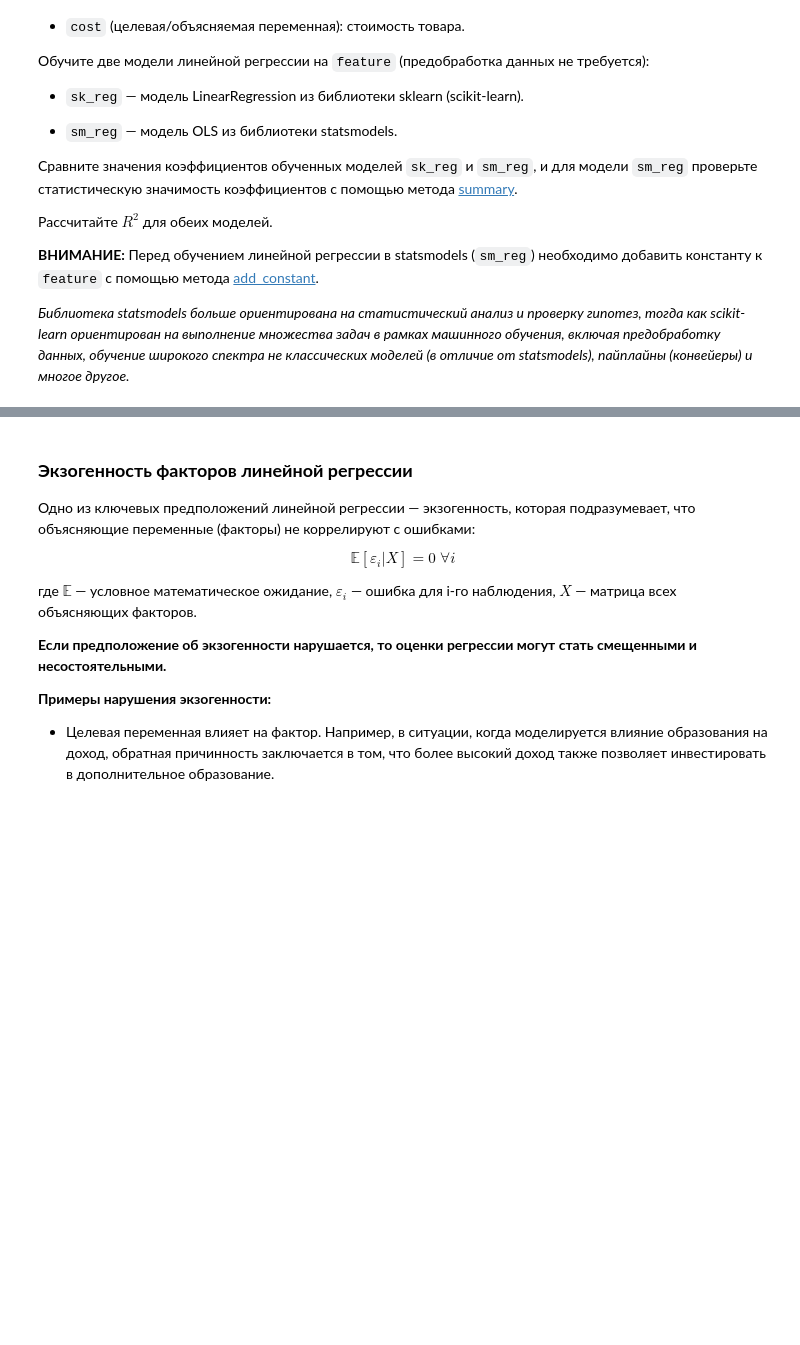
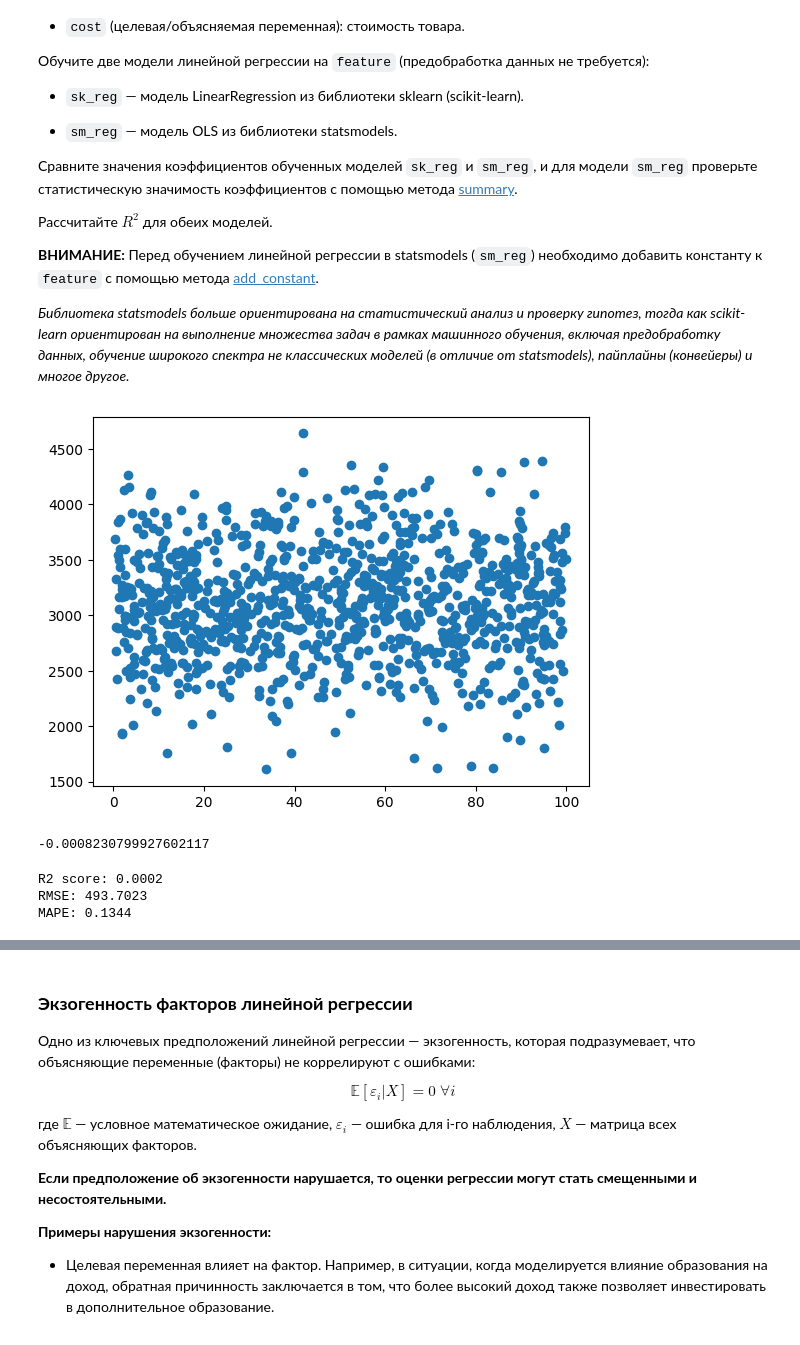
Before and after one commit to HoshiBatista/ODS.ai-Classic-ML-course, a Jupyter notebook: notebooks/home_work_1/01. Задание.ipynb, the cells around one changed output, grey strips where cells are left out. Drawn from its saved outputs; the diff is of its cells as text; code cells hidden in the pictures; blank space fills up the shorter version.

```diff
--- a/notebooks/home_work_1/01. Задание.ipynb
+++ b/notebooks/home_work_1/01. Задание.ipynb
@@ -193,21 +207,29 @@ feature = feature.reshape(-1, 1)
 # %%
 # Постройте точечную диаграмму (scatter plot) cost ~ feature
 
 plt.scatter(
-    x=...,
-    y=...
+    x=feature.flatten(),
+    y=cost
 )
 plt.show()
+# %% [output]
+[figure, added]
 # %%
 # Обучите модель sk_reg на всем наборе данных и рассмотрите коэффициенты обученной модели
+lr = LinearRegression()
+sk_reg = lr.fit(feature, cost)
 
-sk_reg = LinearRegression().fit(...)
-
-...
+r2_adj_score(cost, sk_reg.predict(feature), len(feature[0]))
+# %% [output]
+-0.0008230799927602117
 # %%
 # Посчитайте метрики качества модели sk_reg
 
-metrics_report(...)
+metrics_report(cost, sk_reg.predict(feature))
+# %% [output]
+R2 score: 0.0002
+RMSE: 493.7023
+MAPE: 0.1344
 # %%
 # Обучите модель sm_reg на всем наборе данных и рассмотрите вывод метода summary
 # Перед обучением sm_reg необходимо добавить константу к feature с помощью метода add_constant
```
Also changed, not shown: parts of 25 cells of this notebook.
